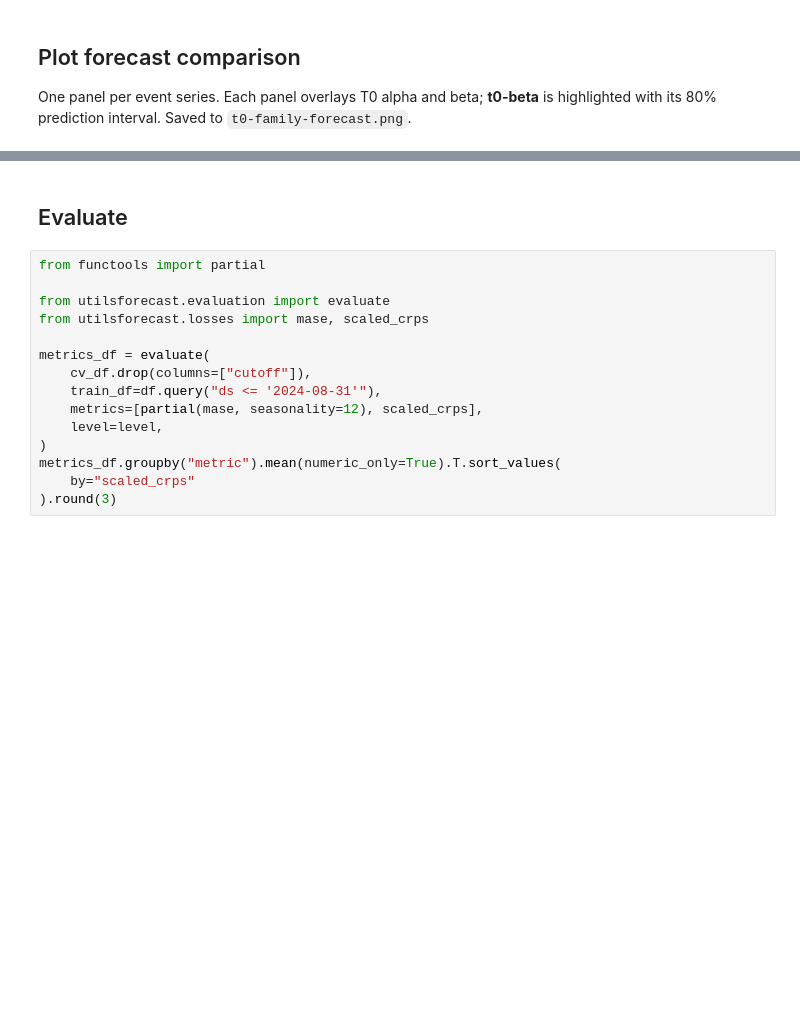
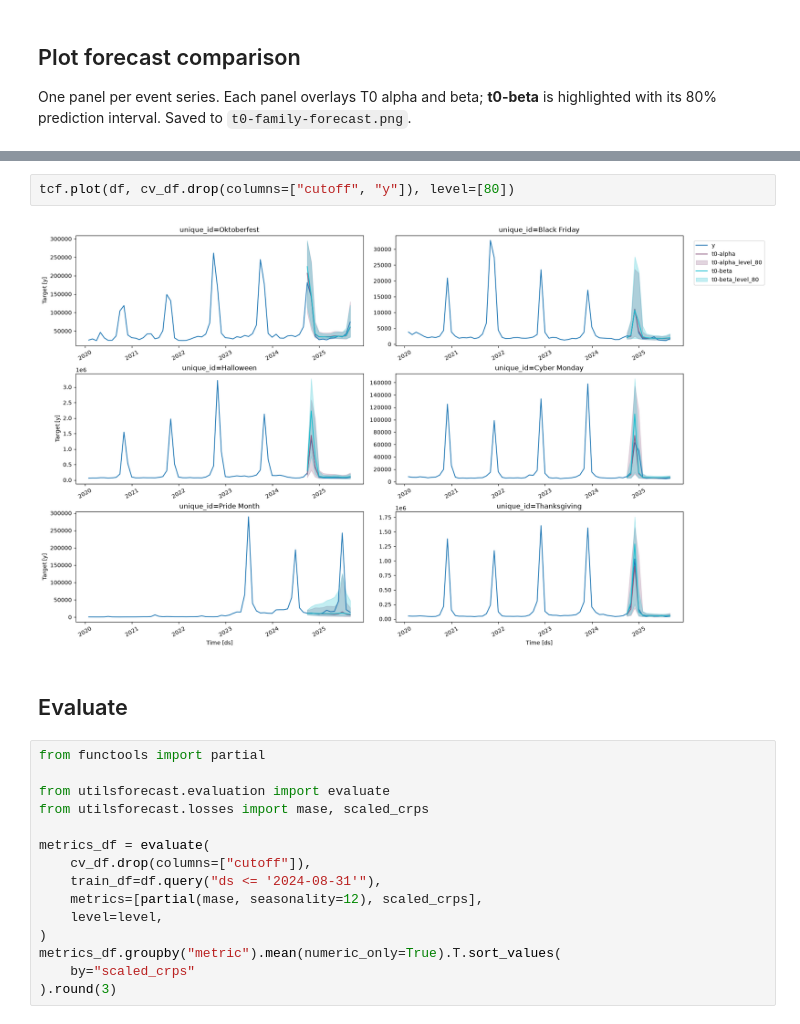
Before and after one commit to TimeCopilot/timecopilot, a Jupyter notebook: docs/examples/t0-family.ipynb, the cells around one changed output, grey strips where cells are left out. Saved outputs shown, nothing was run; the diff lists cells and outputs as text; blank space fills up the shorter version.

Commit message:
docs: remove boilerplate code for plot

```diff
--- a/docs/examples/t0-family.ipynb
+++ b/docs/examples/t0-family.ipynb
@@ -168,3 +106,7 @@ plt.show()
+# %%
+tcf.plot(df, cv_df.drop(columns=["cutoff", "y"]), level=[80])
+# %% [output]
+[figure, added]
 # %% [markdown]
 ## Evaluate
 # %%
```
Also changed, not shown: parts of 6 cells of this notebook.
